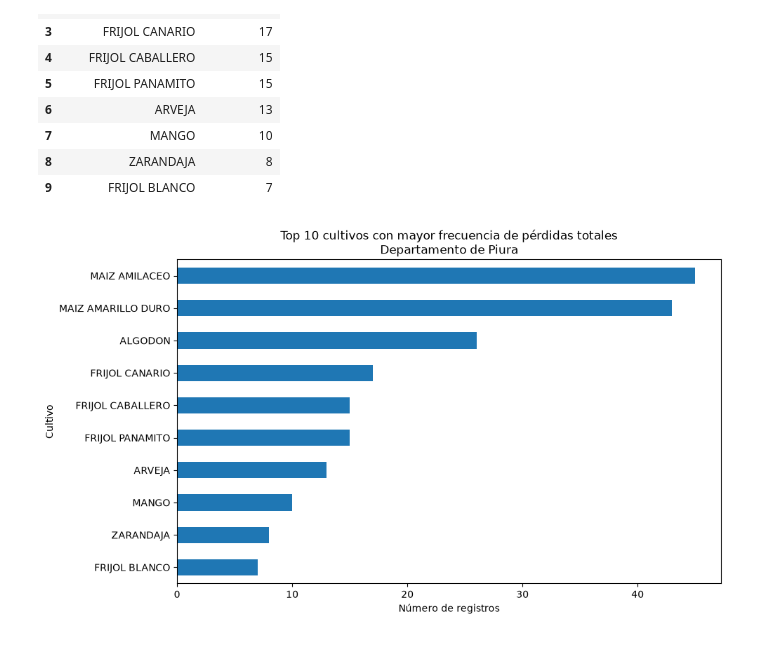
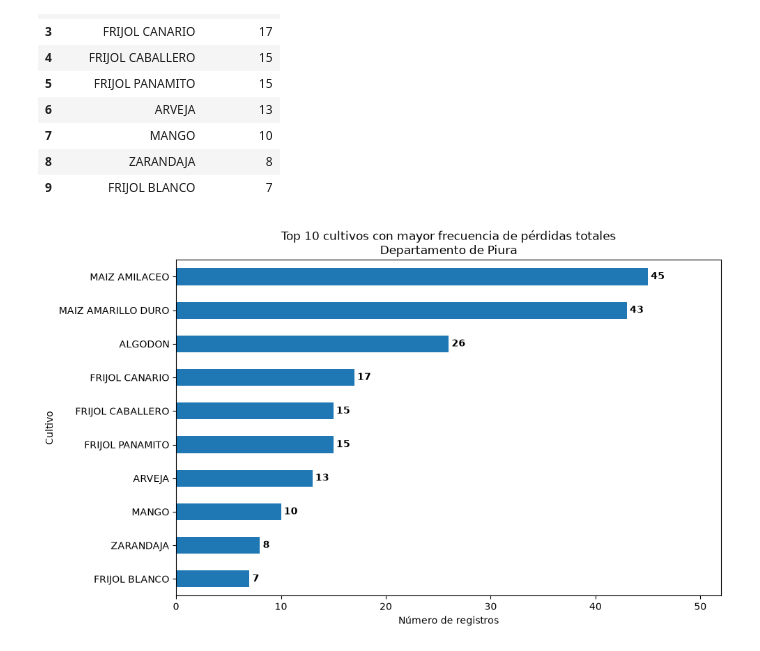
Before and after one commit to matiasrg/Proyecto-PCDA, a Jupyter notebook: scripts/03_CAP200B_1.ipynb, the cells around one changed output. Saved outputs shown, nothing was run; the diff lists cells and outputs as text; code cells hidden in the pictures.

```diff
--- a/scripts/03_CAP200B_1.ipynb
+++ b/scripts/03_CAP200B_1.ipynb
@@ -680,19 +680,30 @@ ranking_cultivos_piura
 # %%
 ax = ranking_cultivos_piura.plot(
     kind="barh",
     x="cultivo",
     y="frecuencia",
     figsize=(10, 6),
     legend=False
 )
 
 ax.set_title(
     "Top 10 cultivos con mayor frecuencia de pérdidas totales\nDepartamento de Piura"
 )
 ax.set_xlabel("Número de registros")
 ax.set_ylabel("Cultivo")
 ax.invert_yaxis()
 
+for container in ax.containers:
+    ax.bar_label(
+        container,
+        fmt="%d",
+        padding=3,
+        fontsize=10,
+        fontweight="bold"
+    )
+
+ax.set_xlim(right=ax.get_xlim()[1] * 1.1)
+plt.tight_layout()
 plt.show()
 # %% [output]
-[figure, old version]
+[figure, new version]
```
Also changed, not shown: 1 other file.
